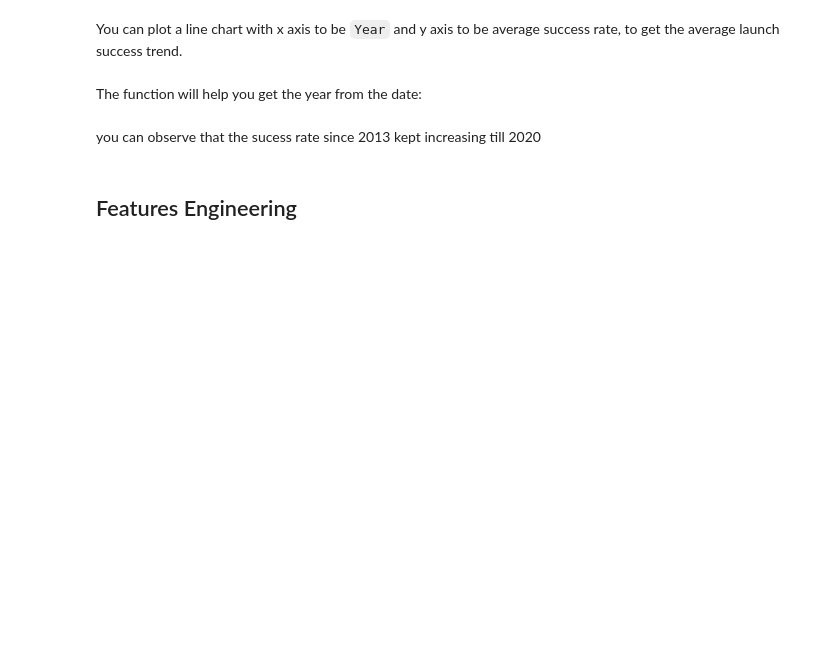
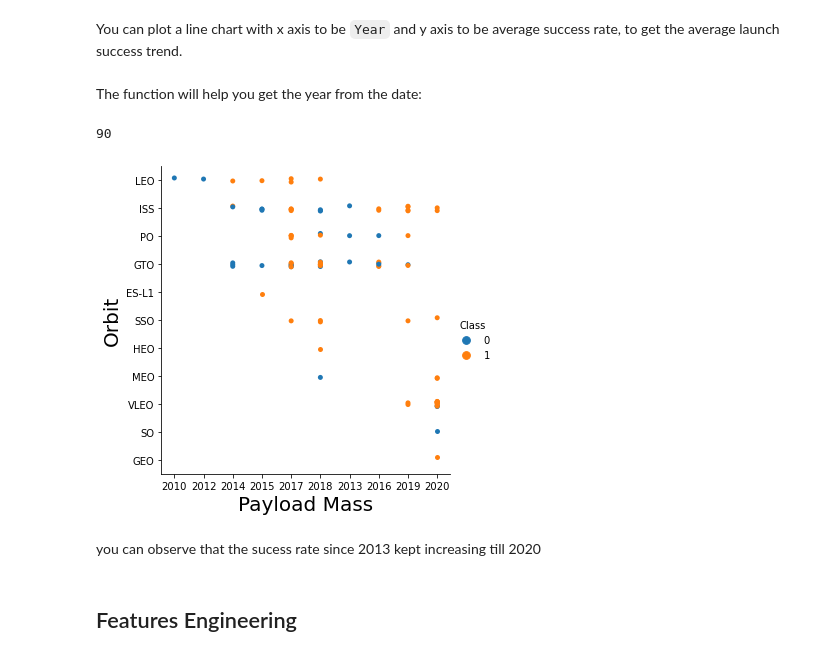
Before and after one commit to pinumallapraveen/IBMCapstoneProject, a Jupyter notebook: 005EDAwithVisualization.ipynb, the cells around one changed output. Drawn from its saved outputs; the diff is of its cells as text; code cells hidden in the pictures; blank space fills up the shorter version.

```diff
--- a/005EDAwithVisualization.ipynb
+++ b/005EDAwithVisualization.ipynb
@@ -198,8 +199,21 @@ def Extract_year(date):
     for i in df["Date"]:
         year.append(i.split("-")[0])
     return year
+# %%
+yr = Extract_year(df)
+print(len(yr))
+# %% [output]
+90
+# %%
+df['year']=Extract_year(df)
 # %%
 # Plot a line chart with x axis to be the extracted year and y axis to be the success rate
+sns.catplot(y="Orbit", x="year", hue="Class", data=df, aspect = 1)
+plt.xlabel("Payload Mass",fontsize=20)
+plt.ylabel("Orbit",fontsize=20)
+plt.show()
+# %% [output]
+[figure, added]
 # %% [markdown]
 you can observe that the sucess rate since 2013 kept increasing till 2020
 # %% [markdown]
```
Also changed, not shown: parts of 10 cells of this notebook.
